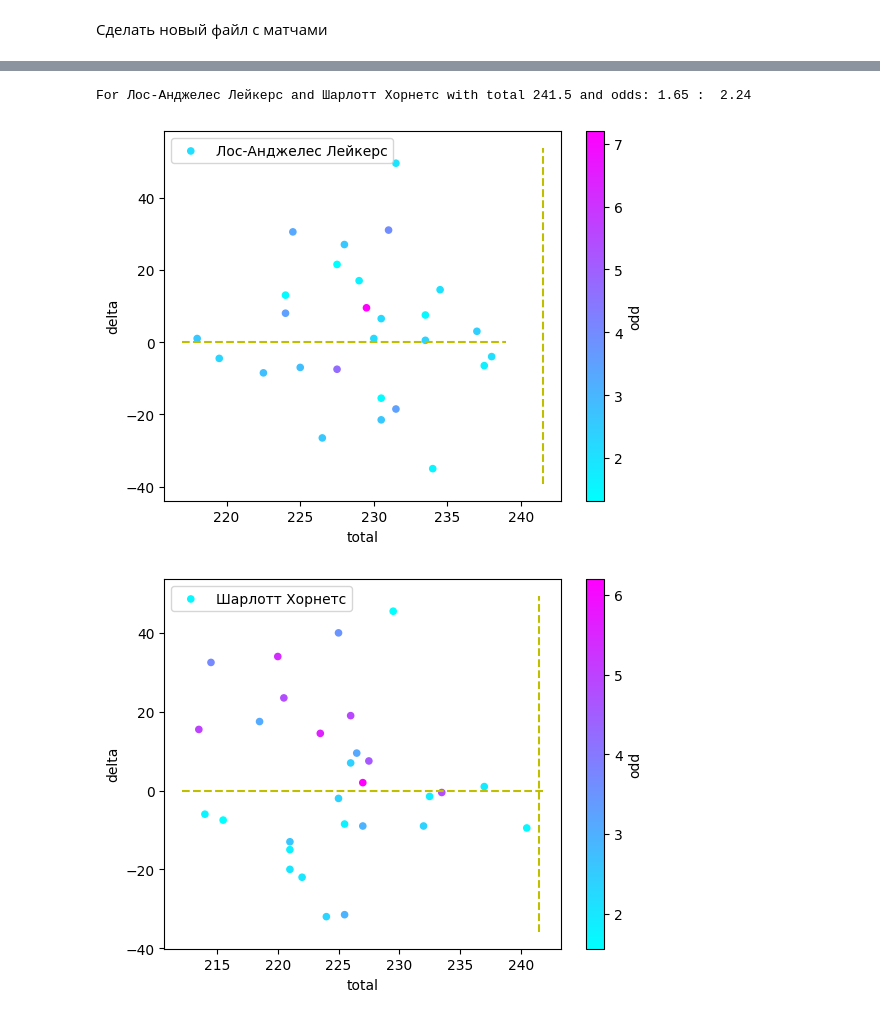
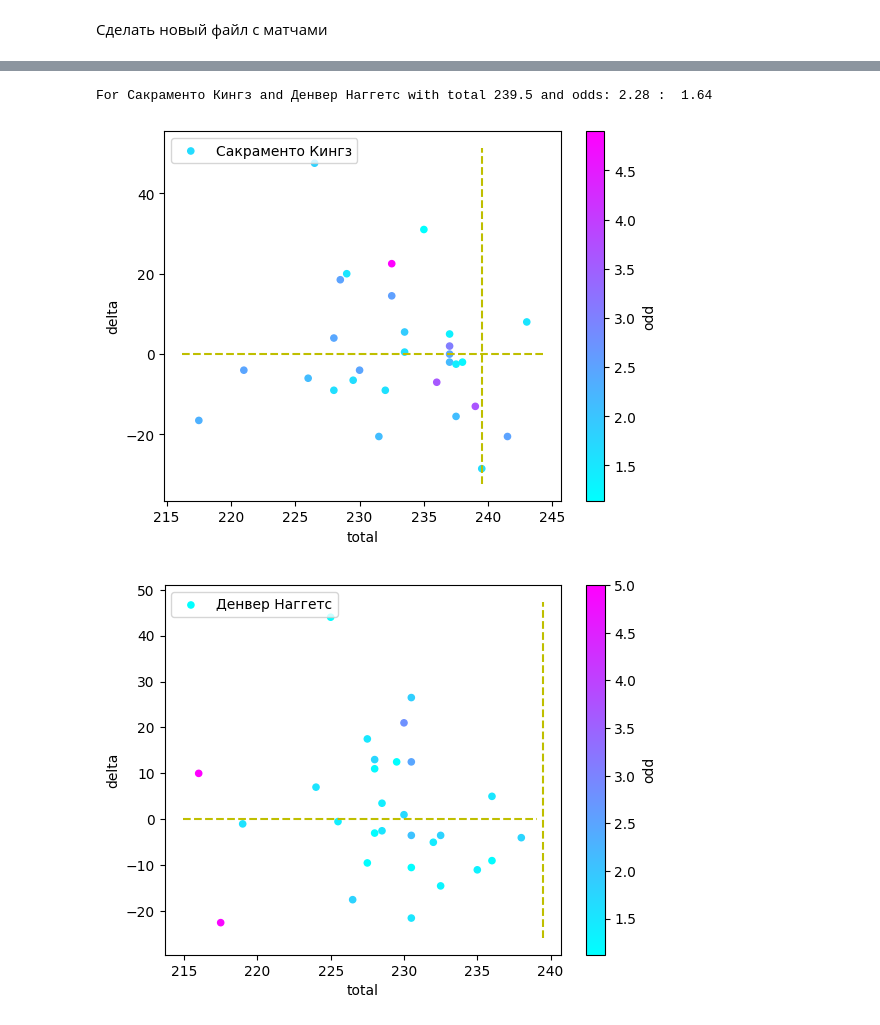
Before and after one commit to glahiator/basket_total, a Jupyter notebook: analyze.ipynb, the cells around one changed output, grey strips where cells are left out. Cells and saved outputs as stored; diff of their text form; code cells hidden in the pictures.

```diff
--- a/analyze.ipynb
+++ b/analyze.ipynb
@@ -77,15 +77,15 @@ def complete_match(home, away, total):
 # %%
 import datetime, json
 import pandas as pd
 
 today = pd.read_json("storage/today.json" )
 del today["id"]
 del today["gandicap"]
 
-m = today.iloc[13]
+m = today.iloc[9]
 print( f"For {m['home']} and {m['away']} with total {m['total']} and odds: {m['odd_h']} :  {m['odd_a']}")
 complete_match( m['home'], m['away'], m['total'] )
 # %% [output]
-For Лос-Анджелес Лейкерс and Шарлотт Хорнетс with total 241.5 and odds: 1.65 :  2.24
+For Сакраменто Кингз and Денвер Наггетс with total 239.5 and odds: 2.28 :  1.64
-[figure, old version]
+[figure, new version]
-[figure, old version]
+[figure, new version]
```
Also changed, not shown: parts of 1 cell of this notebook, 3 other files.
